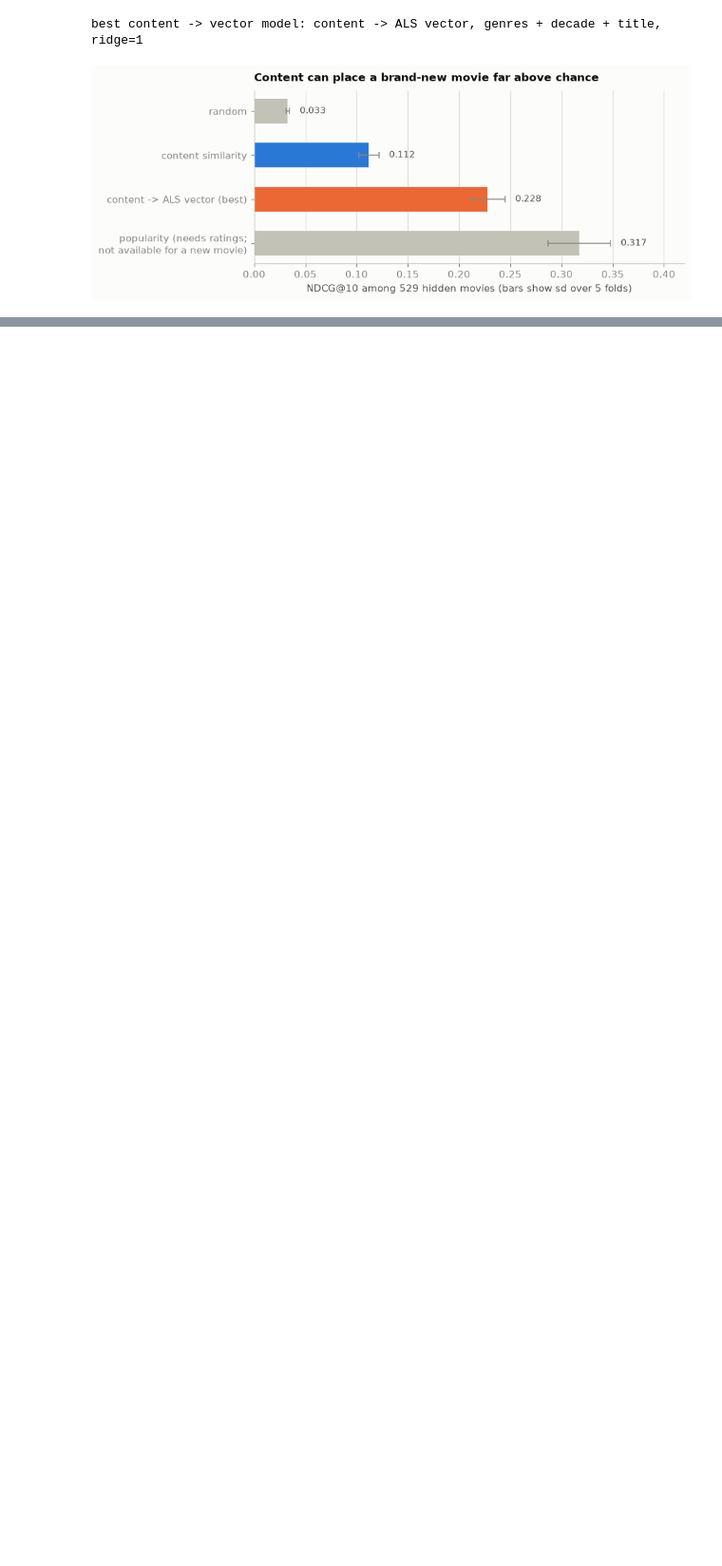
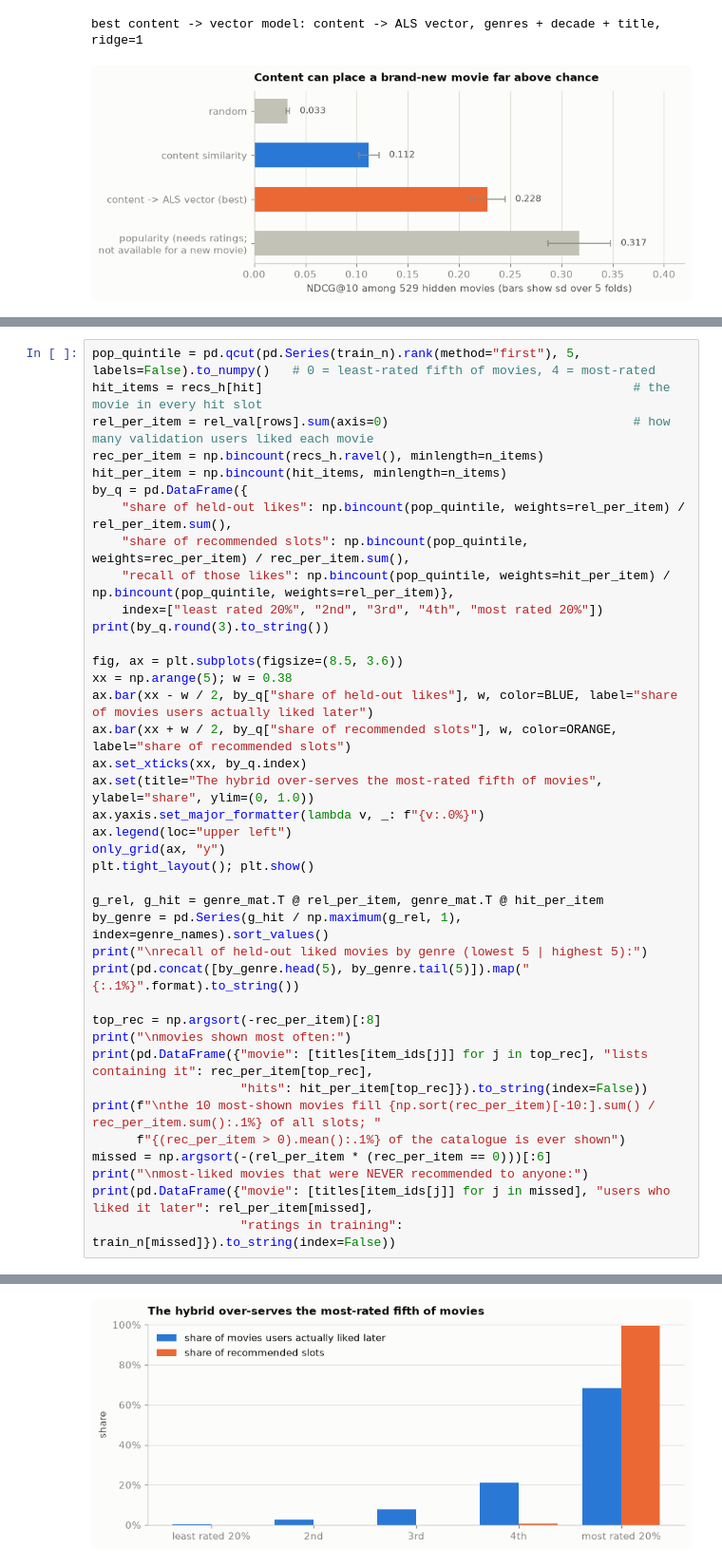
Before and after one commit to anushka-tyagi01/movie-recommendation-engine, a Jupyter notebook: notebooks/movie_recommendation_engine.ipynb, the cells around one changed output, grey strips where cells are left out. Shown at 95% size. Cells and saved outputs as stored; diff of their text form; blank space fills up the shorter version.

```diff
--- a/notebooks/movie_recommendation_engine.ipynb
+++ b/notebooks/movie_recommendation_engine.ipynb
@@ -1545,0 +1624,40 @@ best content -> vector model: content -> ALS vector, genres + decade + title, ri
+# %%
+pop_quintile = pd.qcut(pd.Series(train_n).rank(method="first"), 5, labels=False).to_numpy()   # 0 = least-rated fifth of movies, 4 = most-rated
+hit_items = recs_h[hit]                                                  # the movie in every hit slot
+rel_per_item = rel_val[rows].sum(axis=0)                                 # how many validation users liked each movie
+rec_per_item = np.bincount(recs_h.ravel(), minlength=n_items)
+hit_per_item = np.bincount(hit_items, minlength=n_items)
+by_q = pd.DataFrame({
+    "share of held-out likes": np.bincount(pop_quintile, weights=rel_per_item) / rel_per_item.sum(),
+    "share of recommended slots": np.bincount(pop_quintile, weights=rec_per_item) / rec_per_item.sum(),
+    "recall of those likes": np.bincount(pop_quintile, weights=hit_per_item) / np.bincount(pop_quintile, weights=rel_per_item)},
+    index=["least rated 20%", "2nd", "3rd", "4th", "most rated 20%"])
+print(by_q.round(3).to_string())
+
+fig, ax = plt.subplots(figsize=(8.5, 3.6))
+xx = np.arange(5); w = 0.38
+ax.bar(xx - w / 2, by_q["share of held-out likes"], w, color=BLUE, label="share of movies users actually liked later")
+ax.bar(xx + w / 2, by_q["share of recommended slots"], w, color=ORANGE, label="share of recommended slots")
+ax.set_xticks(xx, by_q.index)
+ax.set(title="The hybrid over-serves the most-rated fifth of movies", ylabel="share", ylim=(0, 1.0))
+ax.yaxis.set_major_formatter(lambda v, _: f"{v:.0%}")
+ax.legend(loc="upper left")
+only_grid(ax, "y")
+plt.tight_layout(); plt.show()
+
+g_rel, g_hit = genre_mat.T @ rel_per_item, genre_mat.T @ hit_per_item
+by_genre = pd.Series(g_hit / np.maximum(g_rel, 1), index=genre_names).sort_values()
+print("\nrecall of held-out liked movies by genre (lowest 5 | highest 5):")
+print(pd.concat([by_genre.head(5), by_genre.tail(5)]).map("{:.1%}".format).to_string())
+
+top_rec = np.argsort(-rec_per_item)[:8]
+print("\nmovies shown most often:")
+print(pd.DataFrame({"movie": [titles[item_ids[j]] for j in top_rec], "lists containing it": rec_per_item[top_rec],
+                    "hits": hit_per_item[top_rec]}).to_string(index=False))
+print(f"\nthe 10 most-shown movies fill {np.sort(rec_per_item)[-10:].sum() / rec_per_item.sum():.1%} of all slots; "
+      f"{(rec_per_item > 0).mean():.1%} of the catalogue is ever shown")
+missed = np.argsort(-(rel_per_item * (rec_per_item == 0)))[:6]
+print("\nmost-liked movies that were NEVER recommended to anyone:")
+print(pd.DataFrame({"movie": [titles[item_ids[j]] for j in missed], "users who liked it later": rel_per_item[missed],
+                    "ratings in training": train_n[missed]}).to_string(index=False))
+# %% [output]
@@ -1545,0 +1670 @@ best content -> vector model: content -> ALS vector, genres + decade + title, ri
+[figure, added]
```
Also changed, not shown: parts of 22 cells of this notebook.
